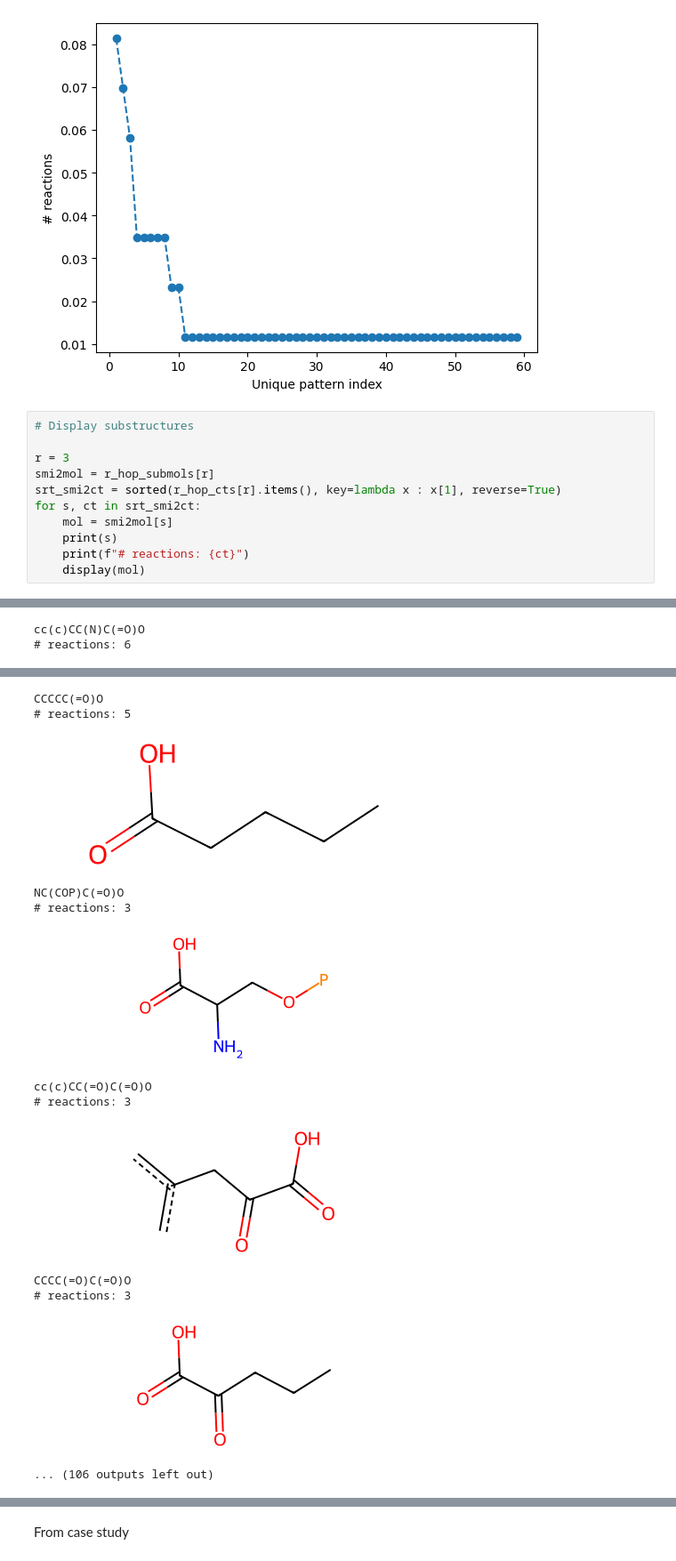
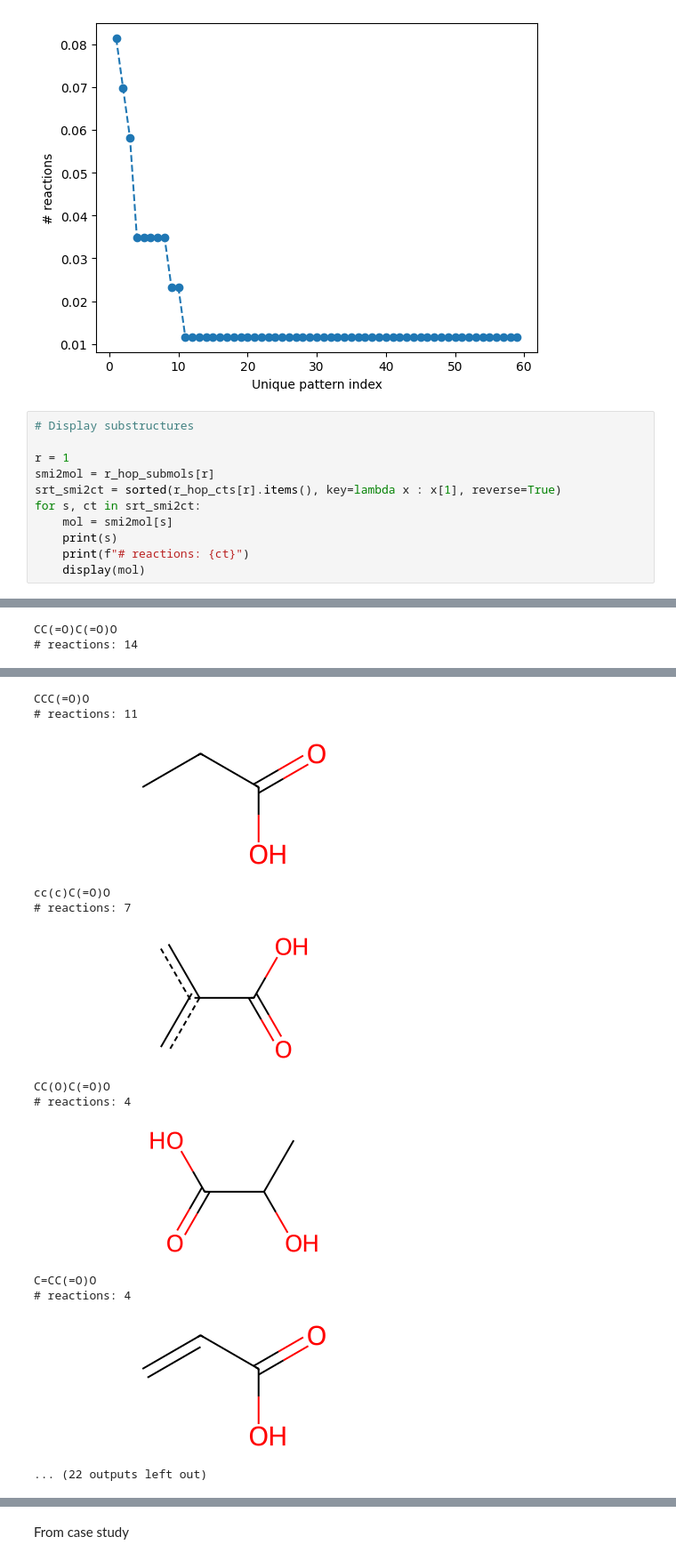
Before and after one commit to stefanpate/coarse-grain-rxns, a Jupyter notebook: notebooks/initial_analysis_decarbs.ipynb, the cells around one changed output, grey strips where cells are left out. Shown at 89% size. Drawn from its saved outputs; the diff is of its cells as text.

```diff
--- a/notebooks/initial_analysis_decarbs.ipynb
+++ b/notebooks/initial_analysis_decarbs.ipynb
@@ -122,7 +122,7 @@ substructure_pmf(r=3)
 # %%
 # Display substructures
 
-r = 3
+r = 1
 smi2mol = r_hop_submols[r]
 srt_smi2ct = sorted(r_hop_cts[r].items(), key=lambda x : x[1], reverse=True)
 for s, ct in srt_smi2ct:
@@ -137,2 +137,2 @@ CCCC(N)C(=O)O
-cc(c)CC(N)C(=O)O
-# reactions: 6
+CC(=O)C(=O)O
+# reactions: 14
@@ -140,16 +140,16 @@ cc(c)CC(N)C(=O)O
-CCCCC(=O)O
-# reactions: 5
+CCC(=O)O
+# reactions: 11
-[figure, old version]
+[figure, new version]
-NC(COP)C(=O)O
-# reactions: 3
+cc(c)C(=O)O
+# reactions: 7
-[figure, old version]
+[figure, new version]
-cc(c)CC(=O)C(=O)O
-# reactions: 3
+CC(O)C(=O)O
+# reactions: 4
-[figure, old version]
+[figure, new version]
-CCCC(=O)C(=O)O
-# reactions: 3
+C=CC(=O)O
+# reactions: 4
-[figure, old version]
+[figure, new version]
-... (106 outputs left out)
+... (22 outputs left out)
 # %%
 srt_smi2ct
 # %% [output]
```
Also changed, not shown: parts of 5 cells of this notebook, 5 other files.
